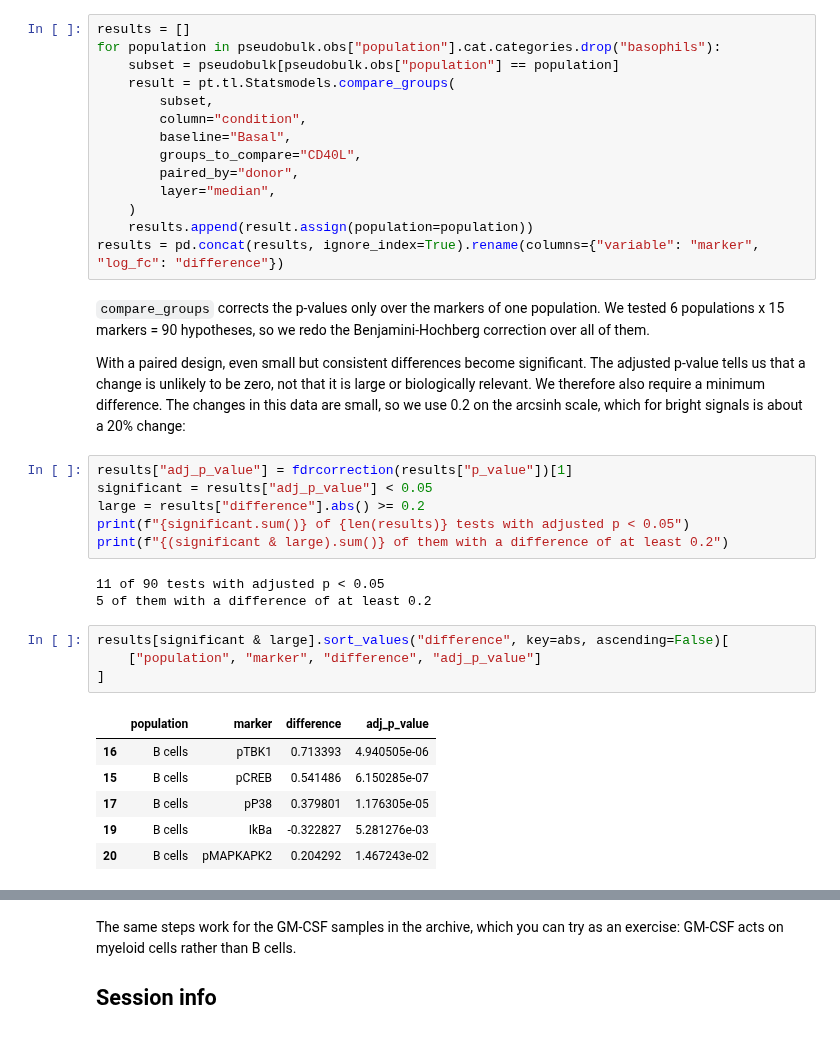
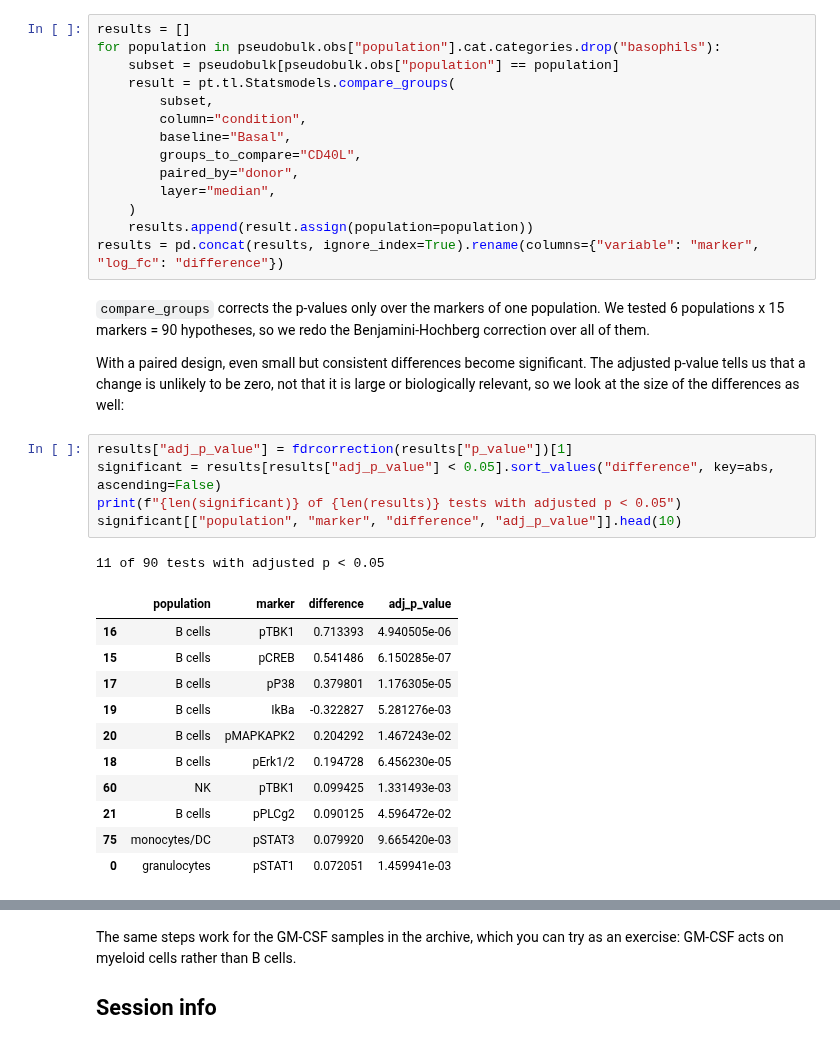
Before and after one commit to scverse/pytometry, a Jupyter notebook: docs/examples/04_statistics.ipynb, the cells around one changed output, grey strips where cells are left out. Drawn from its saved outputs; the diff is of its cells as text.

```diff
--- a/docs/examples/04_statistics.ipynb
+++ b/docs/examples/04_statistics.ipynb
@@ -339,24 +353,22 @@ results = pd.concat(results, ignore_index=True).rename(columns={"variable": "mar
 # %% [markdown]
 `compare_groups` corrects the p-values only over the markers of one population. We tested 6 populations x 15 markers = 90 hypotheses, so we redo the Benjamini-Hochberg correction over all of them.
 
-With a paired design, even small but consistent differences become significant. The adjusted p-value tells us that a change is unlikely to be zero, not that it is large or biologically relevant. We therefore also require a minimum difference. The changes in this data are small, so we use 0.2 on the arcsinh scale, which for bright signals is about a 20% change:
+With a paired design, even small but consistent differences become significant. The adjusted p-value tells us that a change is unlikely to be zero, not that it is large or biologically relevant, so we look at the size of the differences as well:
 # %%
 results["adj_p_value"] = fdrcorrection(results["p_value"])[1]
-significant = results["adj_p_value"] < 0.05
-large = results["difference"].abs() >= 0.2
-print(f"{significant.sum()} of {len(results)} tests with adjusted p < 0.05")
-print(f"{(significant & large).sum()} of them with a difference of at least 0.2")
+significant = results[results["adj_p_value"] < 0.05].sort_values("difference", key=abs, ascending=False)
+print(f"{len(significant)} of {len(results)} tests with adjusted p < 0.05")
+significant[["population", "marker", "difference", "adj_p_value"]].head(10)
 # %% [output]
 11 of 90 tests with adjusted p < 0.05
-5 of them with a difference of at least 0.2
+|  | population | marker | difference | adj_p_value |
+| 16 | B cells | pTBK1 | 0.713393 | 4.940505e-06 |
+| 15 | B cells | pCREB | 0.541486 | 6.150285e-07 |
+| 17 | B cells | pP38 | 0.379801 | 1.176305e-05 |
+| 19 | B cells | IkBa | -0.322827 | 5.281276e-03 |
+| 20 | B cells | pMAPKAPK2 | 0.204292 | 1.467243e-02 |
+| 18 | B cells | pErk1/2 | 0.194728 | 6.456230e-05 |
+| 60 | NK | pTBK1 | 0.099425 | 1.331493e-03 |
+| 21 | B cells | pPLCg2 | 0.090125 | 4.596472e-02 |
+| 75 | monocytes/DC | pSTAT3 | 0.079920 | 9.665420e-03 |
+| 0 | granulocytes | pSTAT1 | 0.072051 | 1.459941e-03 |
-# %%
-results[significant & large].sort_values("difference", key=abs, ascending=False)[
-    ["population", "marker", "difference", "adj_p_value"]
-]
-# %% [output]
-|  | population | marker | difference | adj_p_value |
-| 16 | B cells | pTBK1 | 0.713393 | 4.940505e-06 |
-| 15 | B cells | pCREB | 0.541486 | 6.150285e-07 |
-| 17 | B cells | pP38 | 0.379801 | 1.176305e-05 |
-| 19 | B cells | IkBa | -0.322827 | 5.281276e-03 |
-| 20 | B cells | pMAPKAPK2 | 0.204292 | 1.467243e-02 |
```
Also changed, not shown: parts of 12 cells of this notebook.
